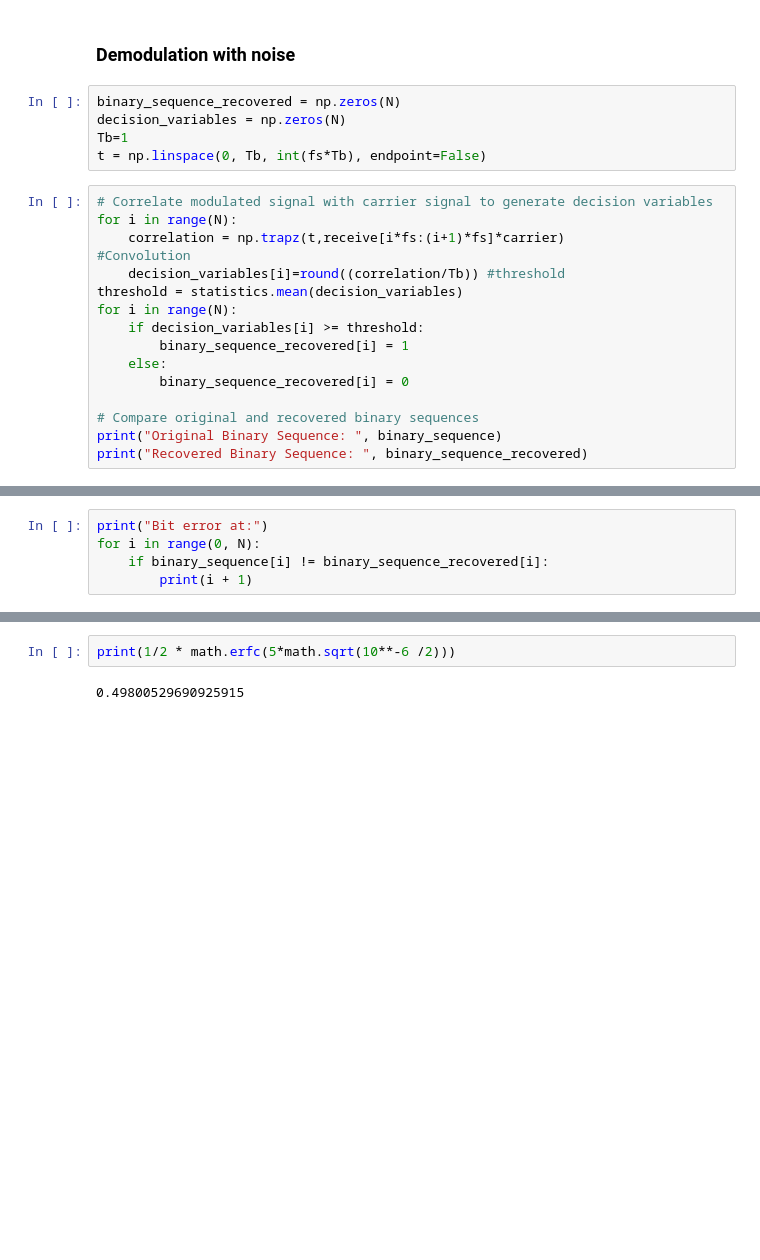
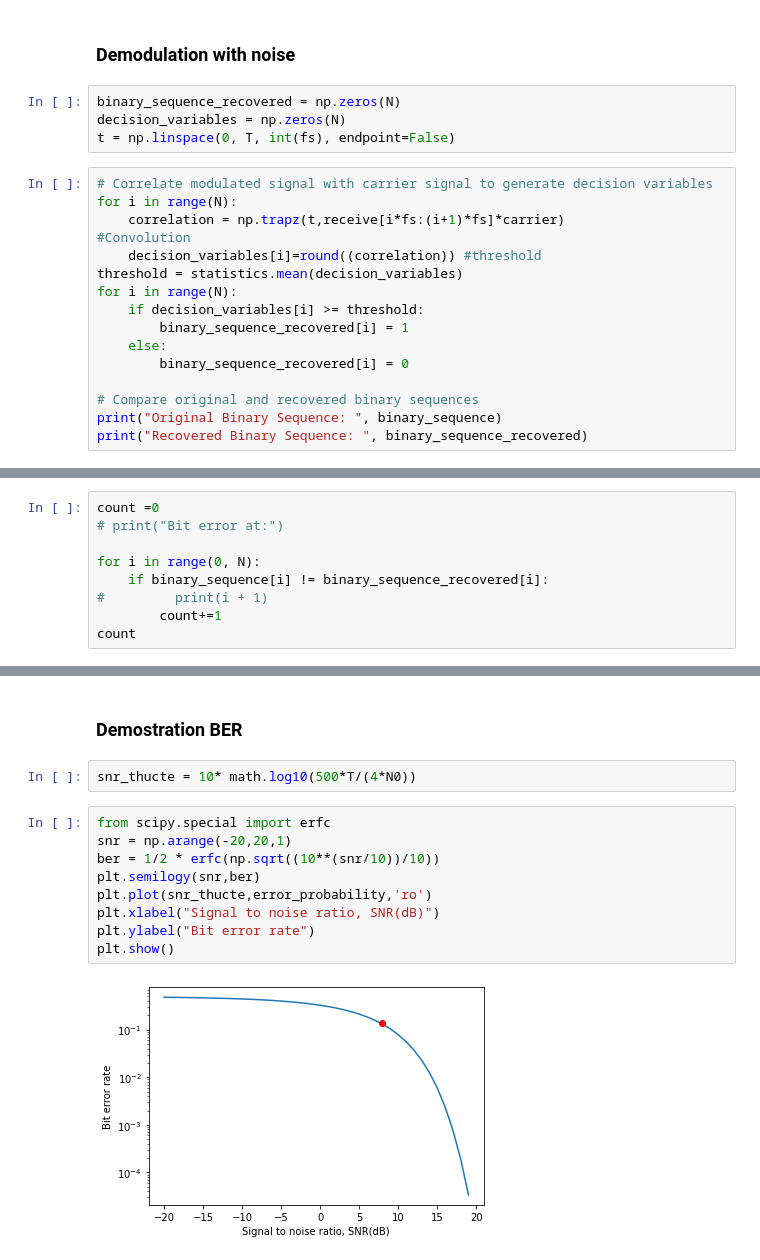
Before and after one commit to kimtuyen162/Mini-Project-CE, a Jupyter notebook: 2-ASK.ipynb, the cells around one changed output, grey strips where cells are left out. Drawn from its saved outputs; the diff is of its cells as text; blank space fills up the shorter version.

```diff
--- a/2-ASK.ipynb
+++ b/2-ASK.ipynb
@@ -138,13 +157,12 @@ plt.show()
 # %%
 binary_sequence_recovered = np.zeros(N)
 decision_variables = np.zeros(N)
-Tb=1
-t = np.linspace(0, Tb, int(fs*Tb), endpoint=False)
+t = np.linspace(0, T, int(fs), endpoint=False)
 # %%
 # Correlate modulated signal with carrier signal to generate decision variables
 for i in range(N):
     correlation = np.trapz(t,receive[i*fs:(i+1)*fs]*carrier)            #Convolution
-    decision_variables[i]=round((correlation/Tb)) #threshold
+    decision_variables[i]=round((correlation)) #threshold
 threshold = statistics.mean(decision_variables)
 for i in range(N):
     if decision_variables[i] >= threshold:
@@ -162,6 +194,10 @@ Recovered Binary Sequence:  [1. 1. 0. 0. 1. 0. 1. 1. 0. 0. 1. 0. 0. 1. 0. 0. 1.
 # %%
-print("Bit error at:")
+count =0
+# print("Bit error at:")
+
 for i in range(0, N):
     if binary_sequence[i] != binary_sequence_recovered[i]:
-        print(i + 1)
+#         print(i + 1)
+        count+=1
+count
 # %% [output]
@@ -178,4 +211,15 @@ Error probability: 0.11538461538461539
-# %%
-print(1/2 * math.erfc(5*math.sqrt(10**-6 /2)))
-# %% [output]
-0.49800529690925915
+# %% [markdown]
+### Demostration BER
+# %%
+snr_thucte = 10* math.log10(500*T/(4*N0))
+# %%
+from scipy.special import erfc
+snr = np.arange(-20,20,1)
+ber = 1/2 * erfc(np.sqrt((10**(snr/10))/10))
+plt.semilogy(snr,ber)
+plt.plot(snr_thucte,error_probability,'ro')
+plt.xlabel("Signal to noise ratio, SNR(dB)")
+plt.ylabel("Bit error rate")
+plt.show()
+# %% [output]
+[figure, added]
```
Also changed, not shown: parts of 17 cells of this notebook.
